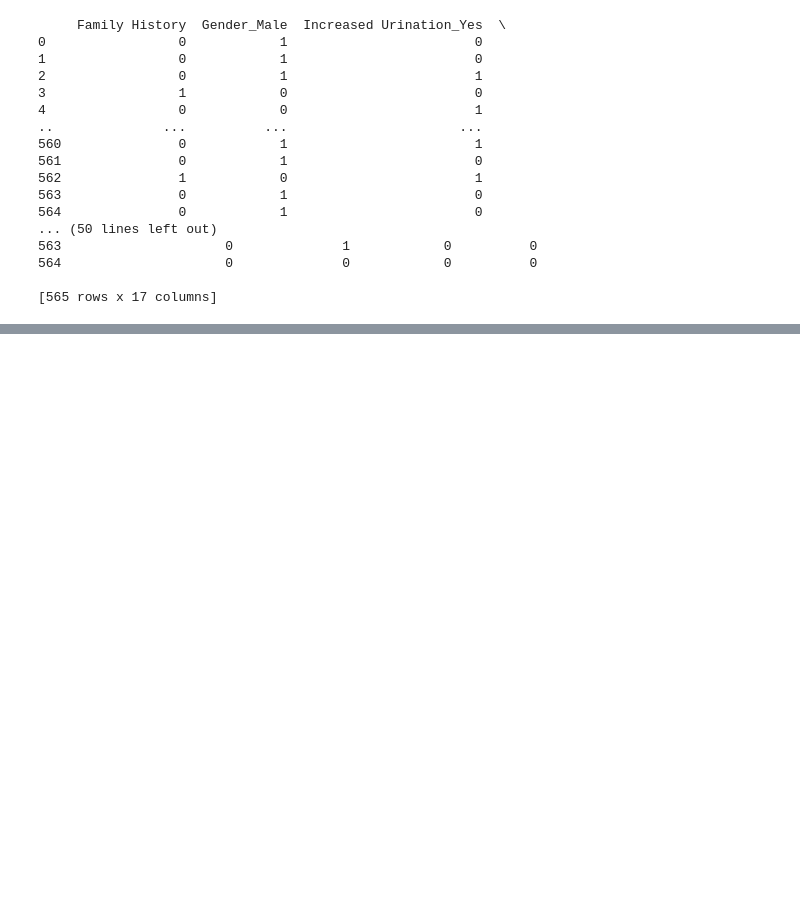
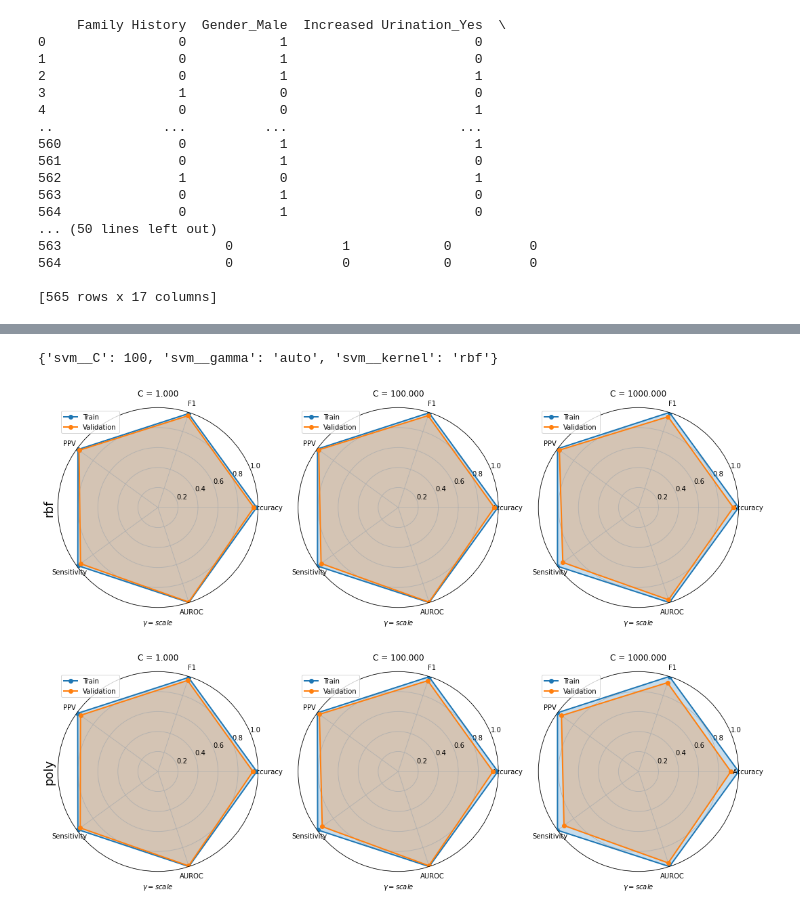
Before and after one commit to mlh-master/hw2_mlh-taima-leen, a Jupyter notebook: HW2_Solution.ipynb, the cells around one changed output, grey strips where cells are left out. Drawn from its saved outputs; the diff is of its cells as text; code cells hidden in the pictures; blank space fills up the shorter version.

```diff
--- a/HW2_Solution.ipynb
+++ b/HW2_Solution.ipynb
@@ -218,0 +439,8 @@ print(hot_vector)
+# %%
+C = np.array([1, 100, 1000])#, 10, 100, 1000])
+pipe = Pipeline(steps=[('scale', StandardScaler()), ('svm', svc)])
+svm_nonlin = GridSearchCV(estimator=pipe, param_grid={'svm__C': C, 'svm__kernel': ['rbf', 'poly'],
+                                                      'svm__gamma': ['auto', 'scale']},
+                       scoring=['accuracy','f1','precision','recall','roc_auc'], cv=skf,
+                       refit='roc_auc', verbose=3, return_train_score=True)
+svm_nonlin.fit(X_train, y_train)
@@ -218,0 +486,14 @@ print(hot_vector)
+# %%
+#Choose the best estimator and name it as best_svm_nonlin.
+best_svm_nonlin = svm_nonlin.best_estimator_
+print(svm_nonlin.best_params_)
+# %% [output]
+{'svm__C': 100, 'svm__gamma': 'auto', 'svm__kernel': 'rbf'}
+# %%
+clf_type = ['rbf', 'scale']
+plot_radar(svm_nonlin, clf_type)
+clf_type = ['poly', 'scale']
+plot_radar(svm_nonlin, clf_type)
+# %% [output]
+[figure, added]
+[figure, added]
```
Also changed, not shown: parts of 17 cells of this notebook, 1 other file.
